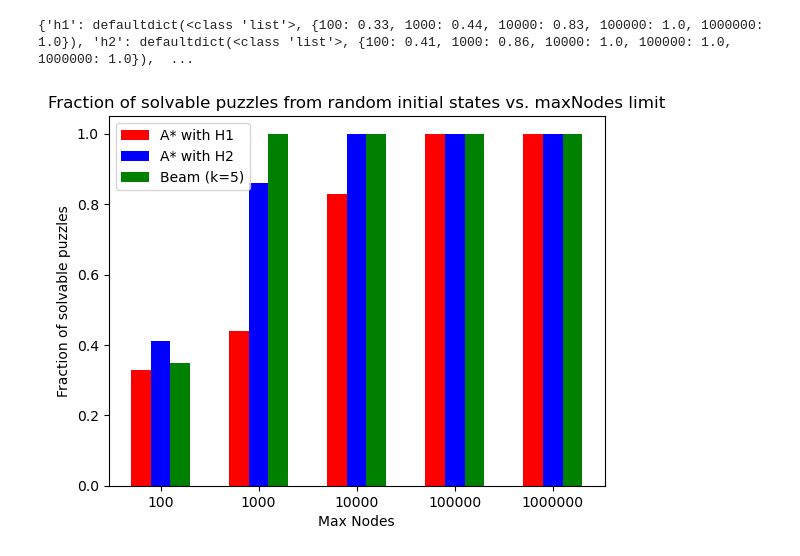
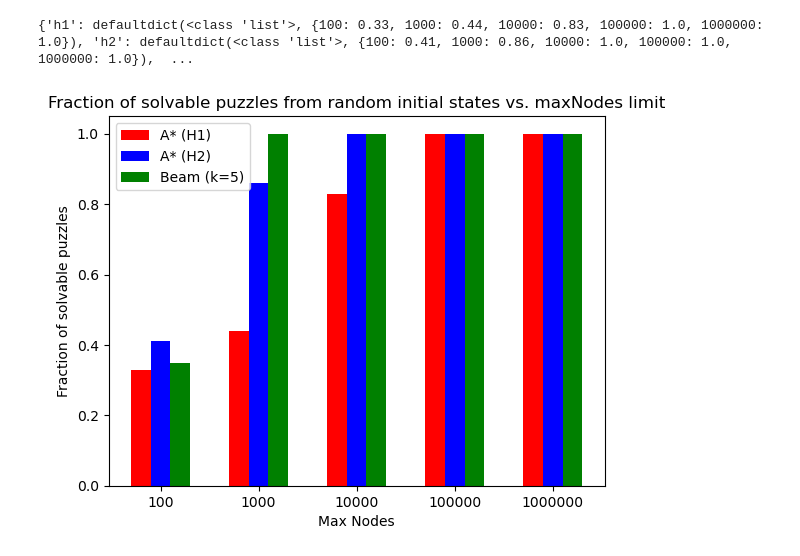
Before and after one commit to jml312/eight-puzzle, a Jupyter notebook: experiments.ipynb, the cells around one changed output. Drawn from its saved outputs; the diff is of its cells as text; code cells hidden in the pictures.

```diff
--- a/experiments.ipynb
+++ b/experiments.ipynb
@@ -47,30 +47,30 @@ for n in moves:
 # %%
 # How does fraction of solvable puzzles from random initial states vary with the maxNodes limit?
 
 for key in solvable_solutions.keys():
   for mn in solvable_solutions[key].keys():
     solvable_solutions[key][mn] = round(
         solvable_solutions[key][mn].count(True) / len(solvable_solutions[key][mn]), 2)
 
 x = range(1, 6)
 width = 0.2
 
 plt.figure()
 plt.bar([i - width for i in x],
         solvable_solutions["h1"].values(), width, color="red")
 plt.bar(x, solvable_solutions["h2"].values(), width, color="blue")
 plt.bar([i + width for i in x],
         solvable_solutions["beam"].values(), width, color="green")
 plt.xticks(x, max_nodes)
 plt.xlabel("Max Nodes")
 plt.ylabel("Fraction of solvable puzzles")
-plt.legend(["A* with H1", "A* with H2", "Beam (k=5)"])
+plt.legend(["A* (H1)", "A* (H2)", "Beam (k=5)"])
 plt.title("Fraction of solvable puzzles from random initial states vs. maxNodes limit")
 
 print(solvable_solutions)
 # %% [output]
 {'h1': defaultdict(<class 'list'>, {100: 0.33, 1000: 0.44, 10000: 0.83, 100000: 1.0, 1000000: 1.0}), 'h2': defaultdict(<class 'list'>, {100: 0.41, 1000: 0.86, 10000: 1.0, 100000: 1.0, 1000000: 1.0}),  ...
-[figure, old version]
+[figure, new version]
 # %%
 # For A* search, which heuristic is better, i.e., generates lower number of nodes?
 
```
Also changed, not shown: parts of 3 cells of this notebook.
